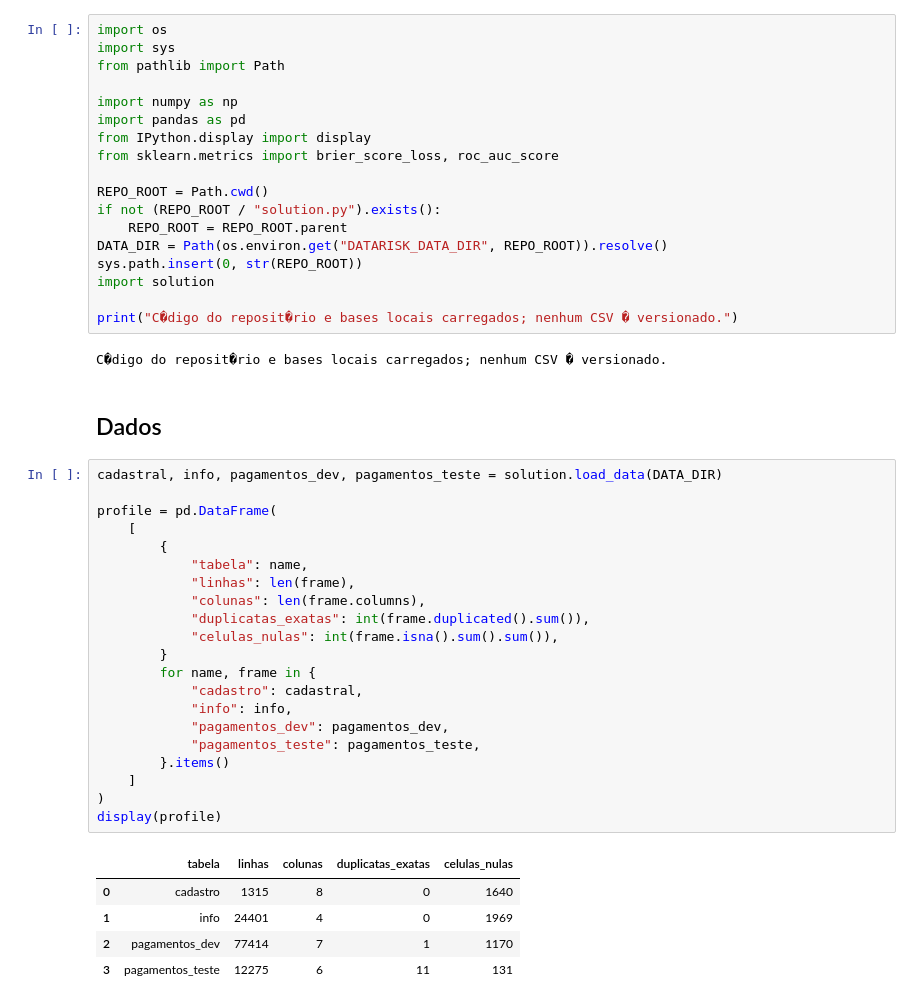
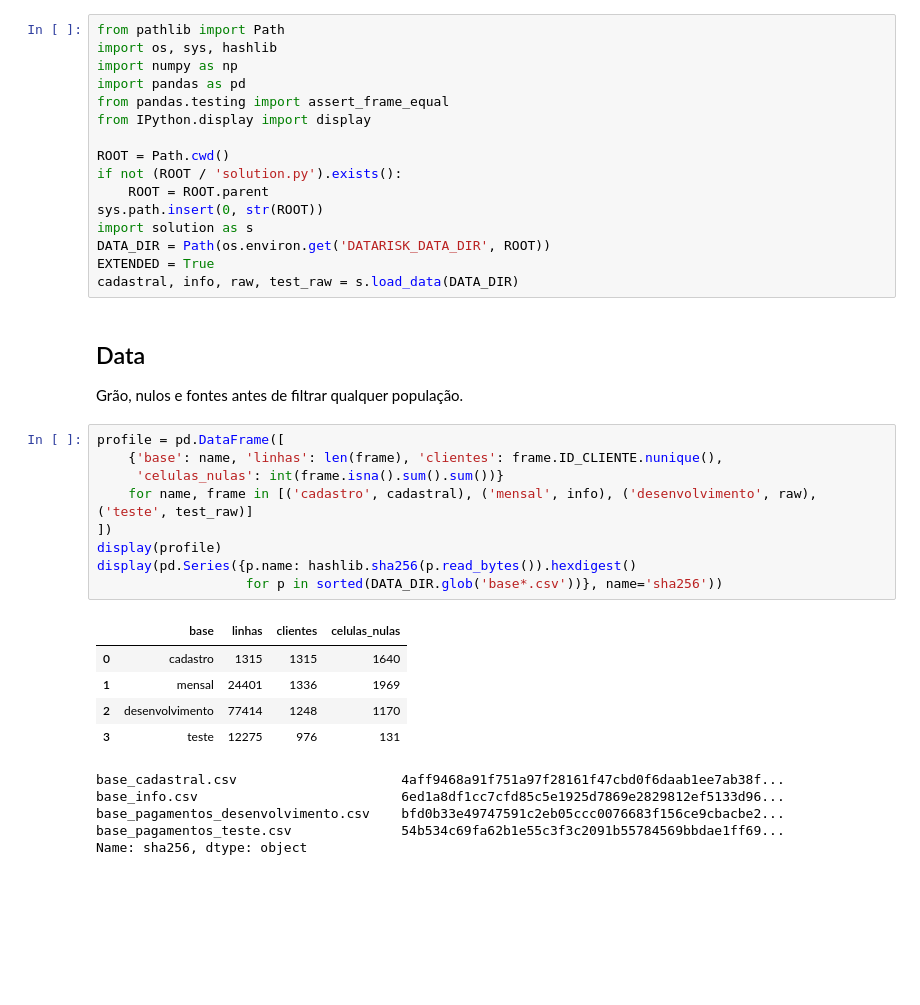
Before and after one commit to rodricgk/datarisk-credit-risk-case, a Jupyter notebook: notebooks/data_quality_audit.ipynb, the cells around one changed output. Saved outputs shown, nothing was run; the diff lists cells and outputs as text; blank space fills up the shorter version.

```diff
--- a/notebooks/data_quality_audit.ipynb
+++ b/notebooks/data_quality_audit.ipynb
@@ -25,49 +31,40 @@ Esta auditoria verifica as quatro bases oficiais, a constru��o do alvo, a ca
 # %%
-import os
-import sys
 from pathlib import Path
-
+import os, sys, hashlib
 import numpy as np
 import pandas as pd
+from pandas.testing import assert_frame_equal
 from IPython.display import display
-from sklearn.metrics import brier_score_loss, roc_auc_score
 
-REPO_ROOT = Path.cwd()
-if not (REPO_ROOT / "solution.py").exists():
-    REPO_ROOT = REPO_ROOT.parent
-DATA_DIR = Path(os.environ.get("DATARISK_DATA_DIR", REPO_ROOT)).resolve()
-sys.path.insert(0, str(REPO_ROOT))
-import solution
-
-print("C�digo do reposit�rio e bases locais carregados; nenhum CSV � versionado.")
+ROOT = Path.cwd()
+if not (ROOT / 'solution.py').exists():
+    ROOT = ROOT.parent
+sys.path.insert(0, str(ROOT))
+import solution as s
+DATA_DIR = Path(os.environ.get('DATARISK_DATA_DIR', ROOT))
+EXTENDED = True
+cadastral, info, raw, test_raw = s.load_data(DATA_DIR)
-# %% [output]
-C�digo do reposit�rio e bases locais carregados; nenhum CSV � versionado.
-# %% [markdown]
-## Dados
+# %% [markdown]
+## Data
+
+Grão, nulos e fontes antes de filtrar qualquer população.
 # %%
-cadastral, info, pagamentos_dev, pagamentos_teste = solution.load_data(DATA_DIR)
-
-profile = pd.DataFrame(
-    [
-        {
-            "tabela": name,
-            "linhas": len(frame),
-            "colunas": len(frame.columns),
-            "duplicatas_exatas": int(frame.duplicated().sum()),
-            "celulas_nulas": int(frame.isna().sum().sum()),
-        }
-        for name, frame in {
-            "cadastro": cadastral,
-            "info": info,
-            "pagamentos_dev": pagamentos_dev,
-            "pagamentos_teste": pagamentos_teste,
-        }.items()
-    ]
-)
+profile = pd.DataFrame([
+    {'base': name, 'linhas': len(frame), 'clientes': frame.ID_CLIENTE.nunique(),
+     'celulas_nulas': int(frame.isna().sum().sum())}
+    for name, frame in [('cadastro', cadastral), ('mensal', info), ('desenvolvimento', raw), ('teste', test_raw)]
+])
 display(profile)
+display(pd.Series({p.name: hashlib.sha256(p.read_bytes()).hexdigest()
+                   for p in sorted(DATA_DIR.glob('base*.csv'))}, name='sha256'))
 # %% [output]
-|  | tabela | linhas | colunas | duplicatas_exatas | celulas_nulas |
-| 0 | cadastro | 1315 | 8 | 0 | 1640 |
-| 1 | info | 24401 | 4 | 0 | 1969 |
-| 2 | pagamentos_dev | 77414 | 7 | 1 | 1170 |
-| 3 | pagamentos_teste | 12275 | 6 | 11 | 131 |
+|  | base | linhas | clientes | celulas_nulas |
+| 0 | cadastro | 1315 | 1315 | 1640 |
+| 1 | mensal | 24401 | 1336 | 1969 |
+| 2 | desenvolvimento | 77414 | 1248 | 1170 |
+| 3 | teste | 12275 | 976 | 131 |
+base_cadastral.csv                     4aff9468a91f751a97f28161f47cbd0f6daab1ee7ab38f...
+base_info.csv                          6ed1a8df1cc7cfd85c5e1925d7869e2829812ef5133d96...
+base_pagamentos_desenvolvimento.csv    bfd0b33e49747591c2eb05ccc0076683f156ce9cbacbe2...
+base_pagamentos_teste.csv              54b534c69fa62b1e55c3f3c2091b55784569bbdae1ff69...
+Name: sha256, dtype: object
```
Also changed, not shown: parts of 18 cells of this notebook, 7 other files.
